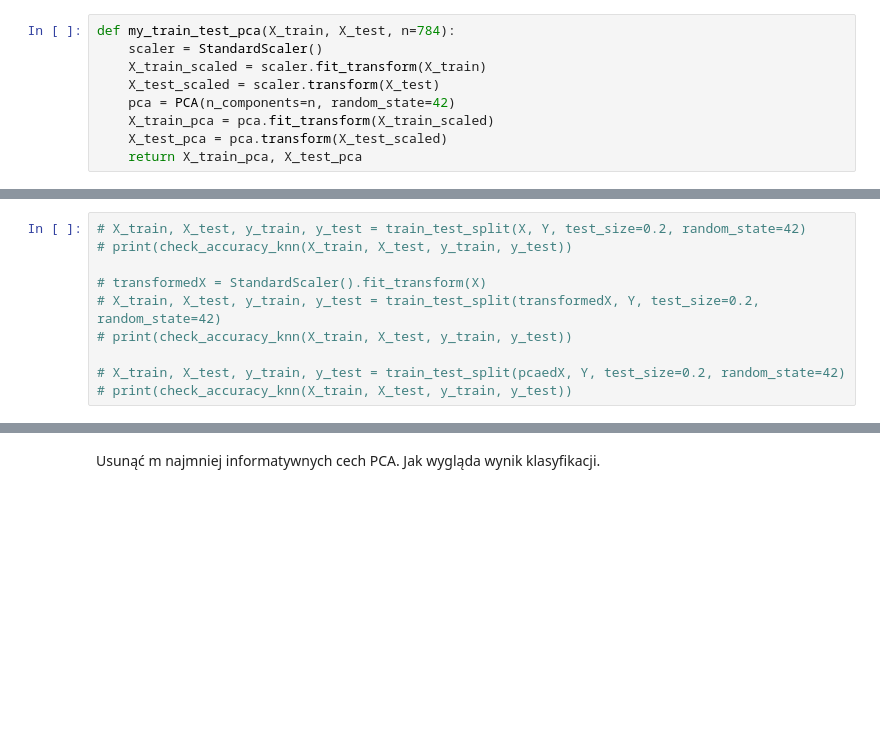
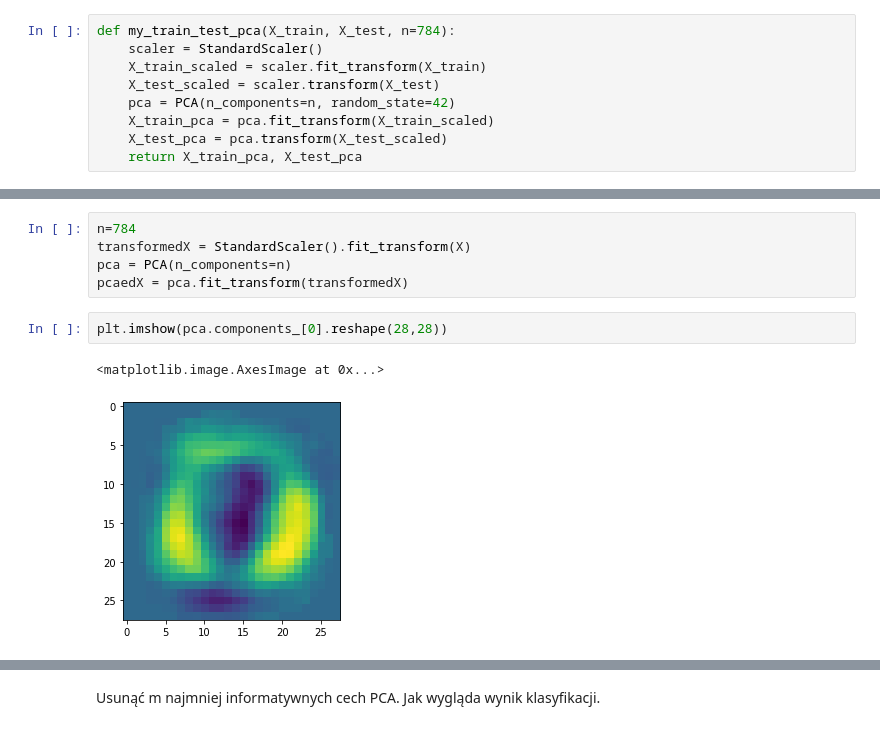
Before and after one commit to arkadiuss/ML_lab2_solution, a Jupyter notebook: lab2_tutorial.ipynb, the cells around one changed output, grey strips where cells are left out. Drawn from its saved outputs; the diff is of its cells as text; blank space fills up the shorter version.

```diff
--- a/lab2_tutorial.ipynb
+++ b/lab2_tutorial.ipynb
@@ -755,10 +760,10 @@ plt.imshow(X[100].reshape(28,28))
-# %%
-# X_train, X_test, y_train, y_test = train_test_split(X, Y, test_size=0.2, random_state=42)
-# print(check_accuracy_knn(X_train, X_test, y_train, y_test))
-
-# transformedX = StandardScaler().fit_transform(X)
-# X_train, X_test, y_train, y_test = train_test_split(transformedX, Y, test_size=0.2, random_state=42)
-# print(check_accuracy_knn(X_train, X_test, y_train, y_test))
-
-# X_train, X_test, y_train, y_test = train_test_split(pcaedX, Y, test_size=0.2, random_state=42)
-# print(check_accuracy_knn(X_train, X_test, y_train, y_test))
+# %%
+n=784
+transformedX = StandardScaler().fit_transform(X)
+pca = PCA(n_components=n)
+pcaedX = pca.fit_transform(transformedX)
+# %%
+plt.imshow(pca.components_[0].reshape(28,28))
+# %% [output]
+<matplotlib.image.AxesImage at 0x...>
+[figure, added]
```
Also changed, not shown: parts of 18 cells of this notebook.
